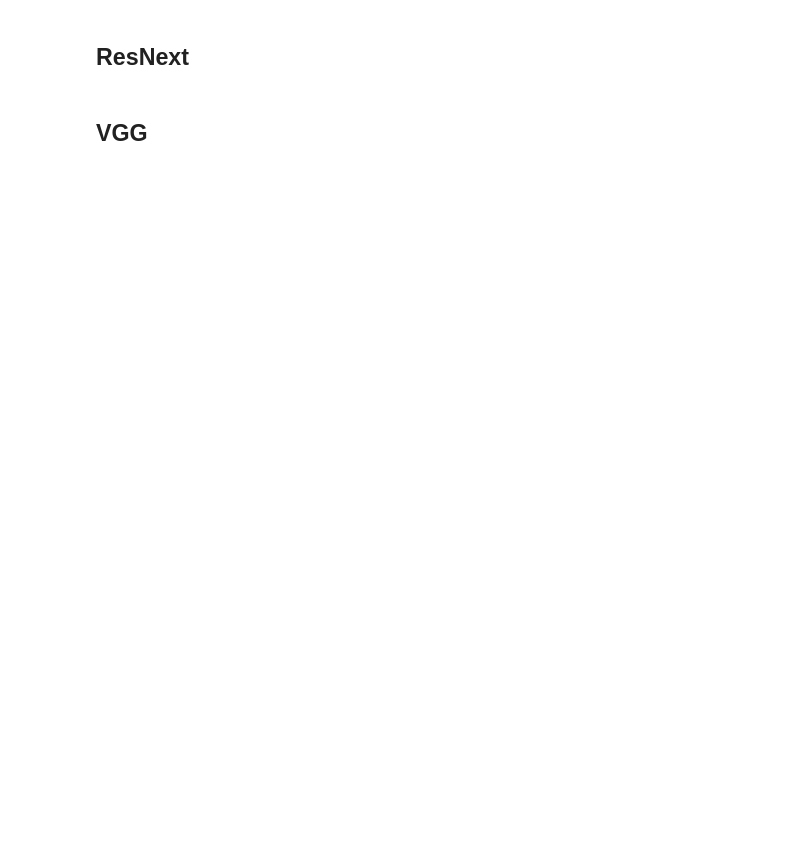
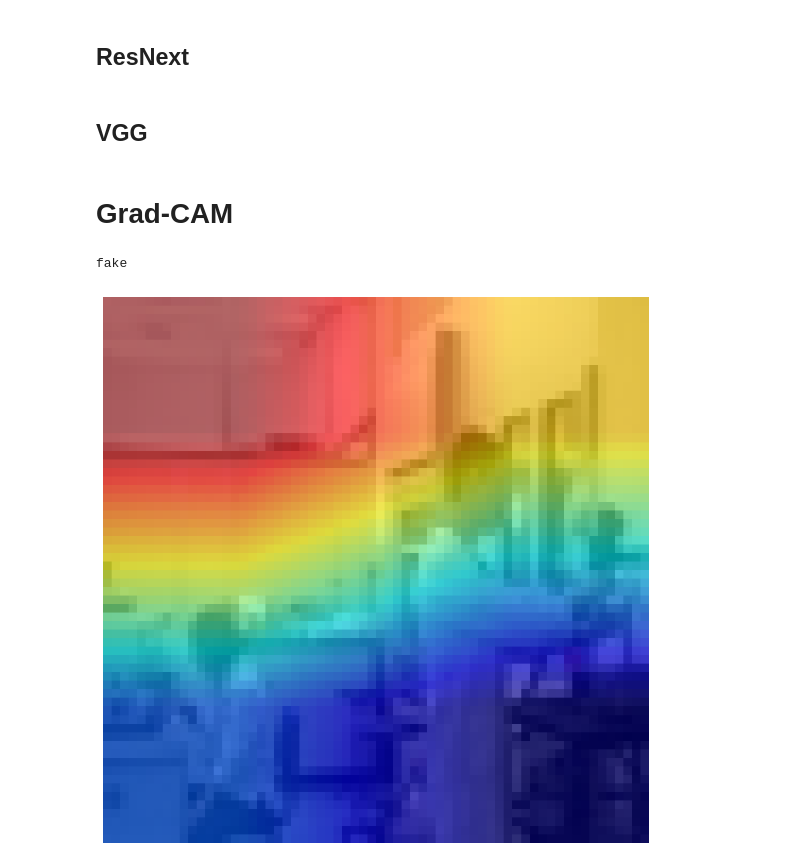
Before and after one commit to mistaluai/DeepSee, a Jupyter notebook: TrainingNotebooks/deepsee-training.ipynb, the cells around one changed output. Saved outputs shown, nothing was run; the diff lists cells and outputs as text; code cells hidden in the pictures; blank space fills up the shorter version.

Commit message:
Kaggle Notebook | NMA Project | Version 13

```diff
--- a/TrainingNotebooks/deepsee-training.ipynb
+++ b/TrainingNotebooks/deepsee-training.ipynb
@@ -199,6 +213,13 @@ def save_model(model, model_name,model_evaluation_history):
     # Save your Model.
     torch.save(model.state_dict(), f'{model_file_name}_entire_dict')
     torch.save(model, f'{model_file_name}_entire')
+
+def load_model(model_path):
+    # Load the object from the file
+    loaded_model = torch.load(model_path)
+    loaded_model.eval()
+
+    return loaded_model
 # %% [markdown]
 ## **EfficientNet Training**
 # %%
@@ -300,3 +327,5 @@ model = train_model(model, criterion, optimizer, dataloaders, model.classifier[6
 epoch_loss, accuracy, precision, recall, f1 = test_model(model, val_loader, criterion, device)
 
 save_model(model, "vgg16", (epoch_loss, accuracy))
+# %% [markdown]
+# **Grad-CAM**
@@ -302,0 +420,9 @@ save_model(model, "vgg16", (epoch_loss, accuracy))
+# %%
+model = load_model("/kaggle/working/ResNet-18___Date_Time_2024_07_19__07_45_13___Loss_0___Accuracy_0.pth_entire")
+target_layer = model.layer4[-1].conv2
+img_path = '/kaggle/input/fake-or-real-dataset/test/images/test_00148.png'
+
+generate_gradcam(model, target_layer, img_path)
+# %% [output]
+fake
+[figure, added]
```
Also changed, not shown: parts of 7 cells of this notebook.
